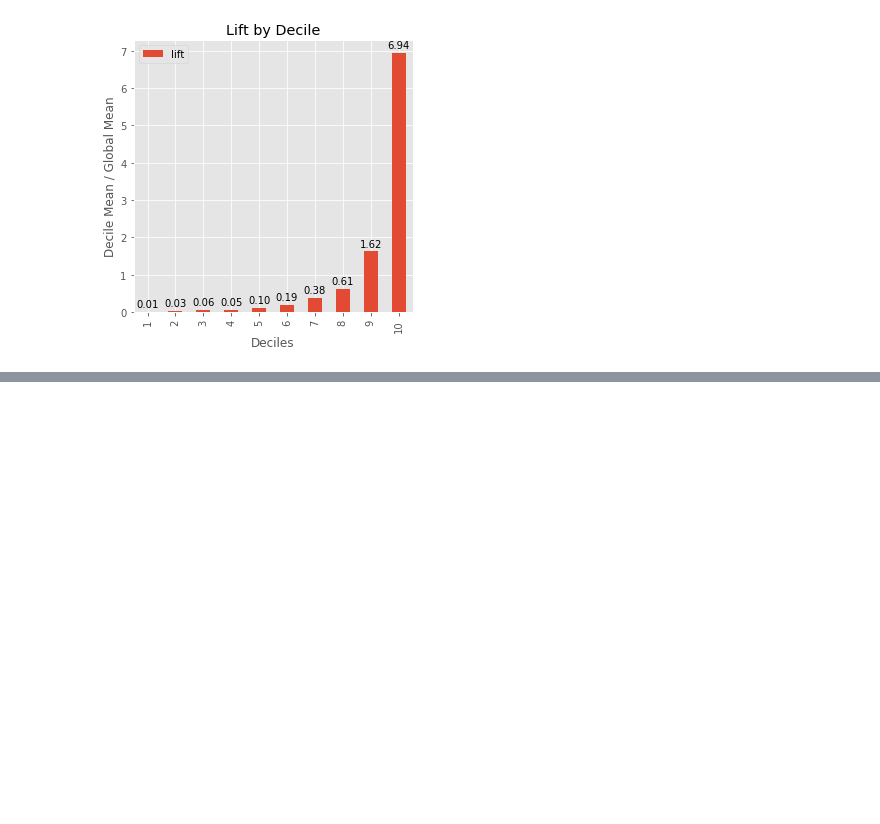
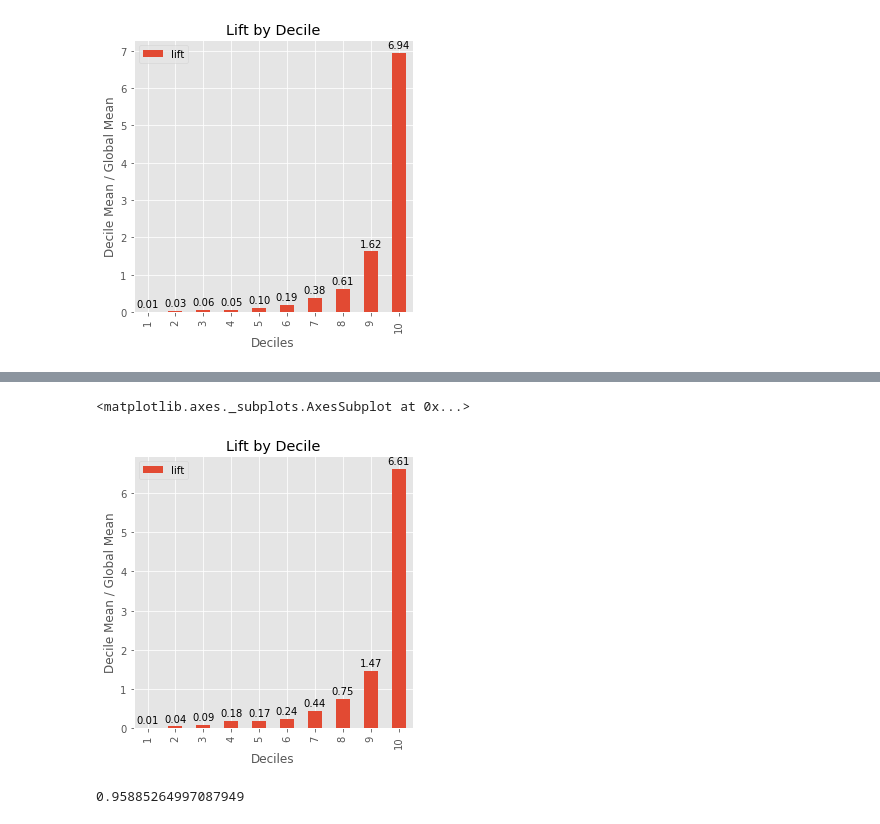
Before and after one commit to jmiller1977/DS-SF-36, a Jupyter notebook: final-project/2/notebooks/final-project-2-ES-active-propensity2.ipynb, the cells around one changed output, grey strips where cells are left out. Cells and saved outputs as stored; diff of their text form; code cells hidden in the pictures; blank space fills up the shorter version.

```diff
--- a/final-project/2/notebooks/final-project-2-ES-active-propensity2.ipynb
+++ b/final-project/2/notebooks/final-project-2-ES-active-propensity2.ipynb
@@ -902,0 +1003,9 @@ lift_chart(model_rf_PREDICTED_PROB, y ,10)
+# %%
+lift_chart(model_GBC_PREDICTED_PROB, y ,10)
+# %% [output]
+<matplotlib.axes._subplots.AxesSubplot at 0x...>
+[figure, added]
+# %%
+accuracy_score(y,GBC1.predict(X))
+# %% [output]
+0.95885264997087949
```
Also changed, not shown: parts of 19 cells of this notebook.
